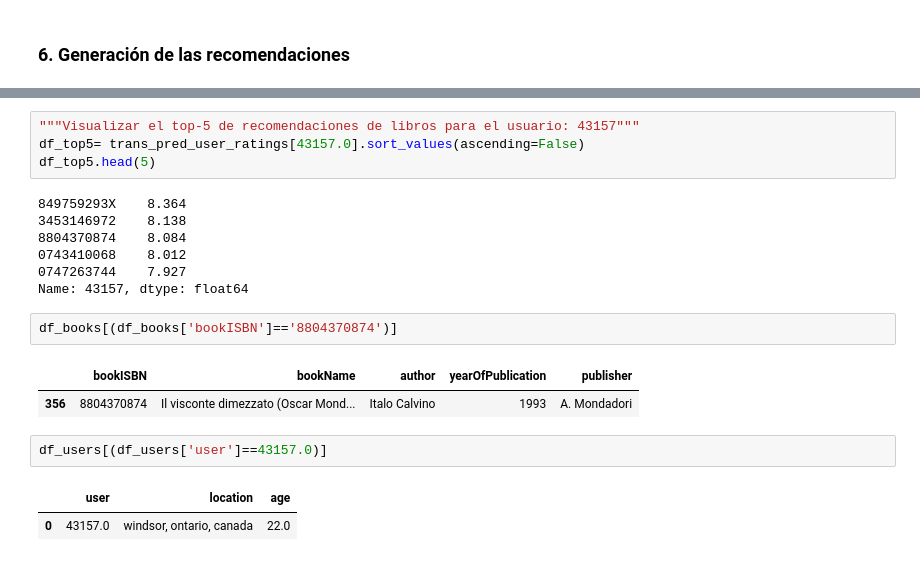
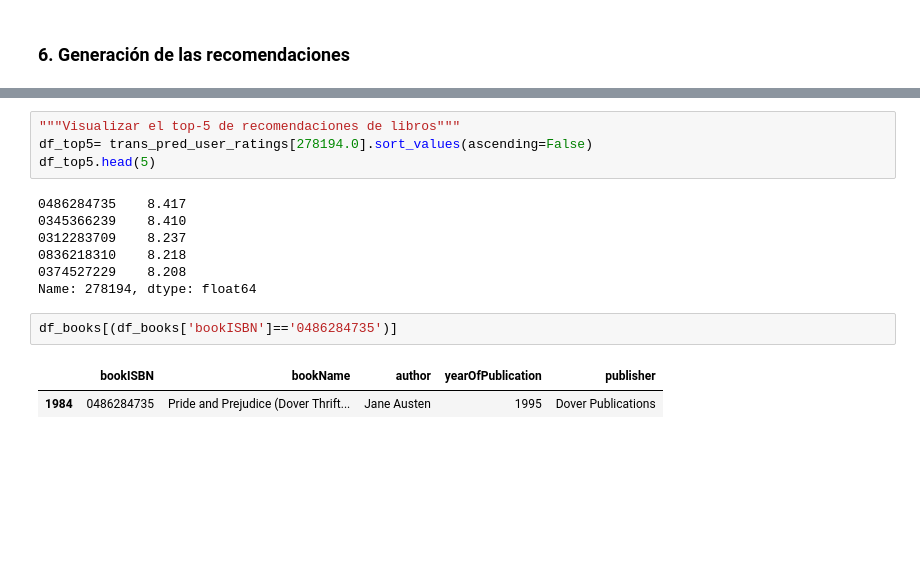
Before and after one commit to blancavazquez/CursoDatosMasivosII, a Jupyter notebook: notebooks/4b_modelado_factor_latente.ipynb, the cells around one changed output, grey strips where cells are left out. Drawn from its saved outputs; the diff is of its cells as text; blank space fills up the shorter version.

```diff
--- a/notebooks/4b_modelado_factor_latente.ipynb
+++ b/notebooks/4b_modelado_factor_latente.ipynb
@@ -392,22 +407,17 @@ trans_pred_user_ratings.head()
 5 rows × 13030 columns
 # %%
-"""Visualizar el top-5 de recomendaciones de libros para el usuario: 43157"""
-df_top5= trans_pred_user_ratings[43157.0].sort_values(ascending=False)
+"""Visualizar el top-5 de recomendaciones de libros"""
+df_top5= trans_pred_user_ratings[278194.0].sort_values(ascending=False)
 df_top5.head(5)
 # %% [output]
-849759293X    8.364
-3453146972    8.138
-8804370874    8.084
-0743410068    8.012
-0747263744    7.927
-Name: 43157, dtype: float64
+0486284735    8.417
+0345366239    8.410
+0312283709    8.237
+0836218310    8.218
+0374527229    8.208
+Name: 278194, dtype: float64
 # %%
-df_books[(df_books['bookISBN']=='8804370874')]
+df_books[(df_books['bookISBN']=='0486284735')]
 # %% [output]
 |  | bookISBN | bookName | author | yearOfPublication | publisher |
-| 356 | 8804370874 | Il visconte dimezzato (Oscar Mond... | Italo Calvino | 1993 | A. Mondadori |
+| 1984 | 0486284735 | Pride and Prejudice (Dover Thrift... | Jane Austen | 1995 | Dover Publications |
-# %%
-df_users[(df_users['user']==43157.0)]
-# %% [output]
-|  | user | location | age |
-| 0 | 43157.0 | windsor, ontario, canada | 22.0 |
```
Also changed, not shown: parts of 27 cells of this notebook.
